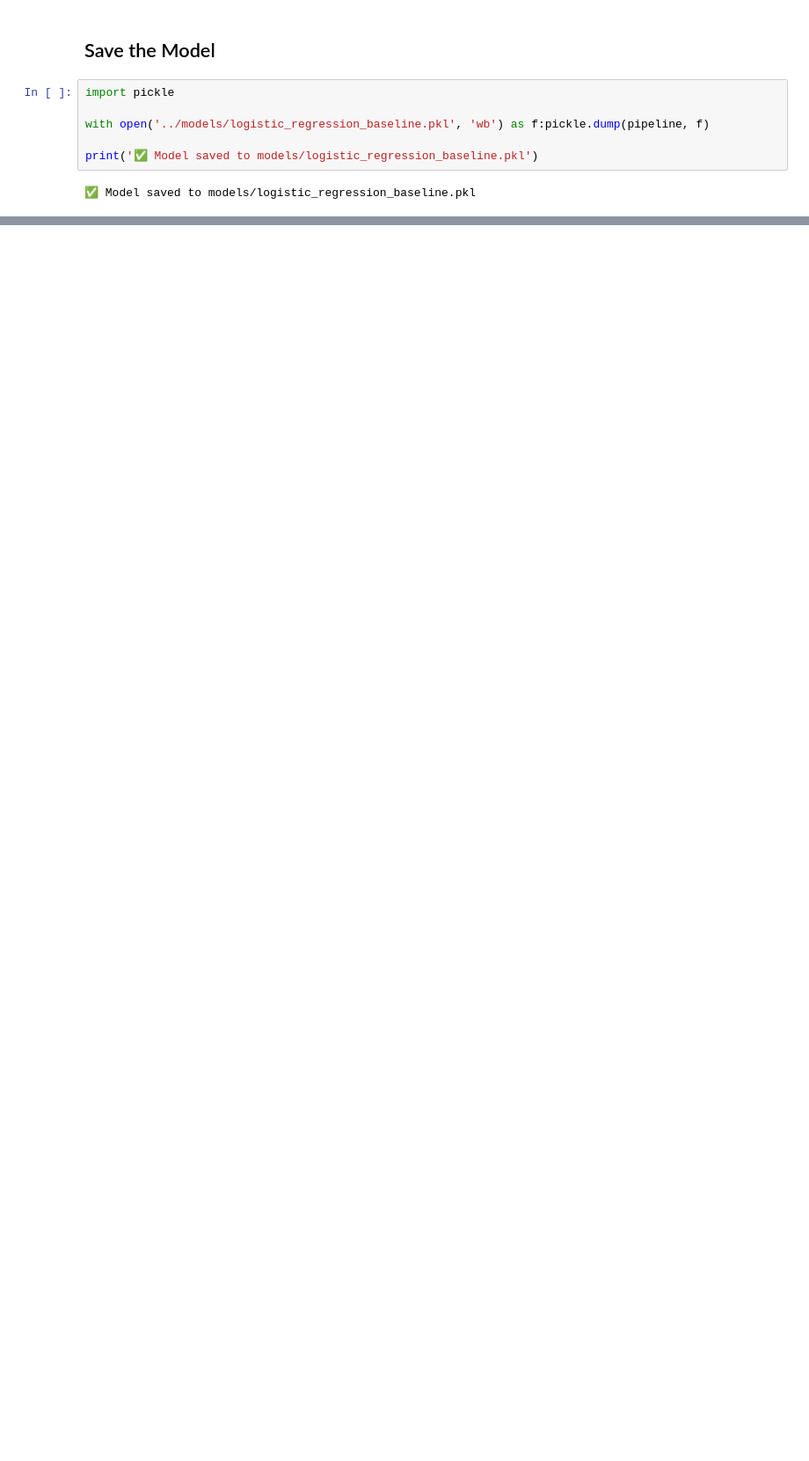
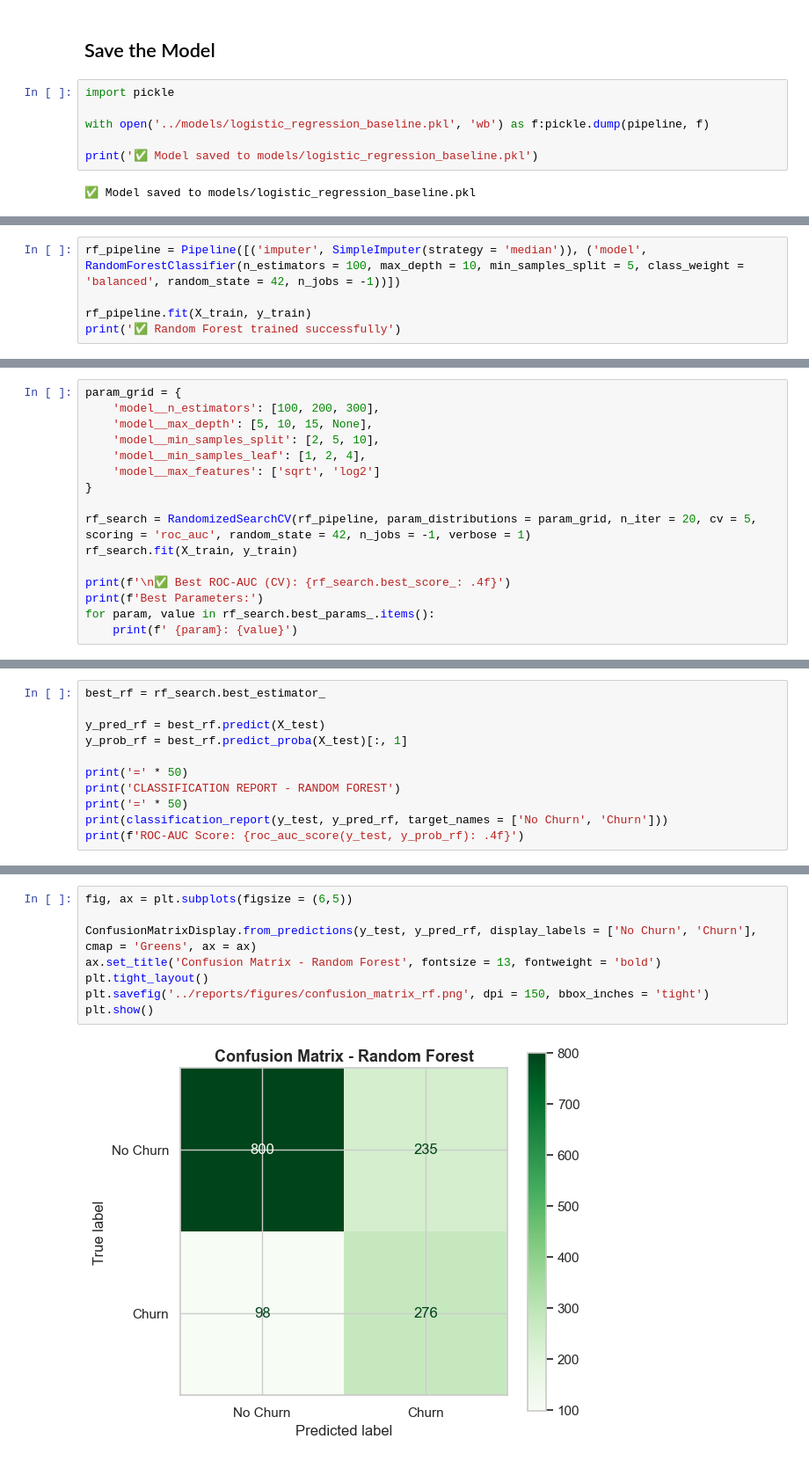
Before and after one commit to chldbng/customer-churn-predictor, a Jupyter notebook: notebooks/03_Baseline_Model.ipynb, the cells around one changed output, grey strips where cells are left out. Shown at 88% size. Drawn from its saved outputs; the diff is of its cells as text; blank space fills up the shorter version.

Commit message:
Added Random Forest model

```diff
--- a/notebooks/03_Baseline_Model.ipynb
+++ b/notebooks/03_Baseline_Model.ipynb
@@ -290,0 +328,5 @@ print('✅ Model saved to models/logistic_regression_baseline.pkl')
+# %%
+rf_pipeline = Pipeline([('imputer', SimpleImputer(strategy = 'median')), ('model', RandomForestClassifier(n_estimators = 100, max_depth = 10, min_samples_split = 5, class_weight = 'balanced', random_state = 42, n_jobs = -1))])
+
+rf_pipeline.fit(X_train, y_train)
+print('✅ Random Forest trained successfully')
@@ -290,0 +343,16 @@ print('✅ Model saved to models/logistic_regression_baseline.pkl')
+# %%
+param_grid = {
+    'model__n_estimators': [100, 200, 300],
+    'model__max_depth': [5, 10, 15, None],
+    'model__min_samples_split': [2, 5, 10],
+    'model__min_samples_leaf': [1, 2, 4],
+    'model__max_features': ['sqrt', 'log2']
+}
+
+rf_search = RandomizedSearchCV(rf_pipeline, param_distributions = param_grid, n_iter = 20, cv = 5, scoring = 'roc_auc', random_state = 42, n_jobs = -1, verbose = 1)
+rf_search.fit(X_train, y_train)
+
+print(f'\n✅ Best ROC-AUC (CV): {rf_search.best_score_: .4f}')
+print(f'Best Parameters:')
+for param, value in rf_search.best_params_.items():
+    print(f' {param}: {value}')
@@ -290,0 +371,11 @@ print('✅ Model saved to models/logistic_regression_baseline.pkl')
+# %%
+best_rf = rf_search.best_estimator_
+
+y_pred_rf = best_rf.predict(X_test)
+y_prob_rf = best_rf.predict_proba(X_test)[:, 1]
+
+print('=' * 50)
+print('CLASSIFICATION REPORT - RANDOM FOREST')
+print('=' * 50)
+print(classification_report(y_test, y_pred_rf, target_names = ['No Churn', 'Churn']))
+print(f'ROC-AUC Score: {roc_auc_score(y_test, y_prob_rf): .4f}')
@@ -290,0 +398,10 @@ print('✅ Model saved to models/logistic_regression_baseline.pkl')
+# %%
+fig, ax = plt.subplots(figsize = (6,5))
+
+ConfusionMatrixDisplay.from_predictions(y_test, y_pred_rf, display_labels = ['No Churn', 'Churn'], cmap = 'Greens', ax = ax)
+ax.set_title('Confusion Matrix - Random Forest', fontsize = 13, fontweight = 'bold')
+plt.tight_layout()
+plt.savefig('../reports/figures/confusion_matrix_rf.png', dpi = 150, bbox_inches = 'tight')
+plt.show()
+# %% [output]
+[figure, added]
```
Also changed, not shown: parts of 22 cells of this notebook, 6 other files.
